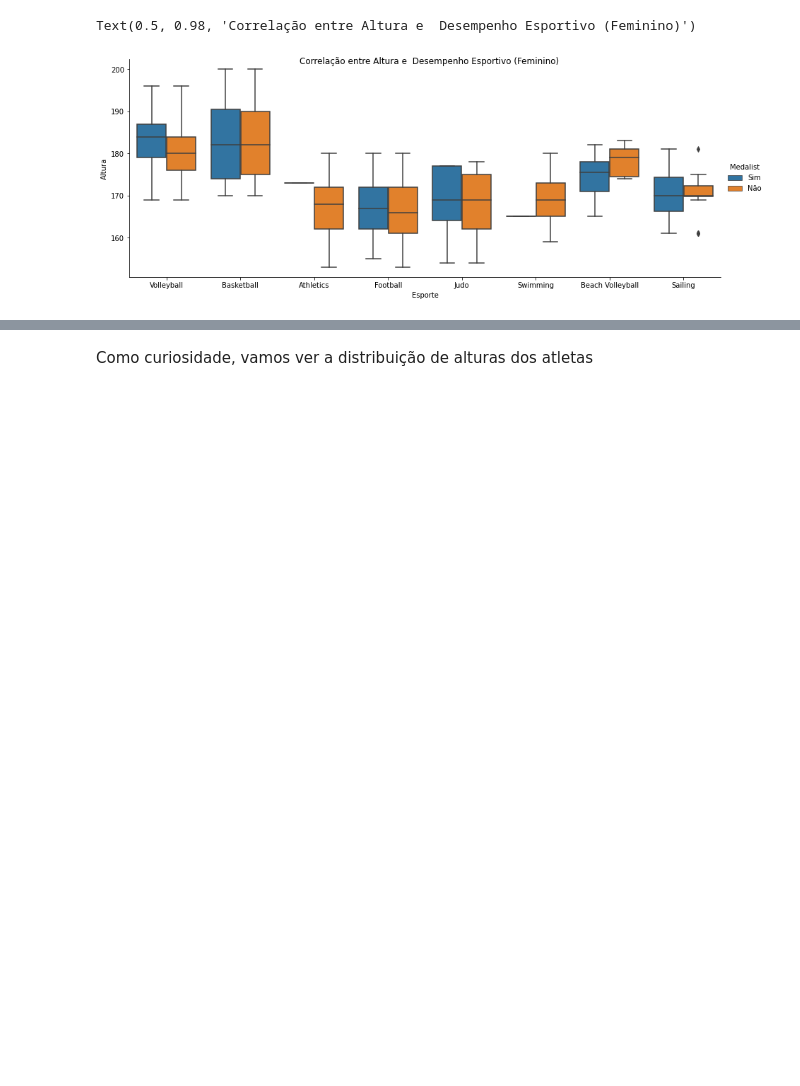
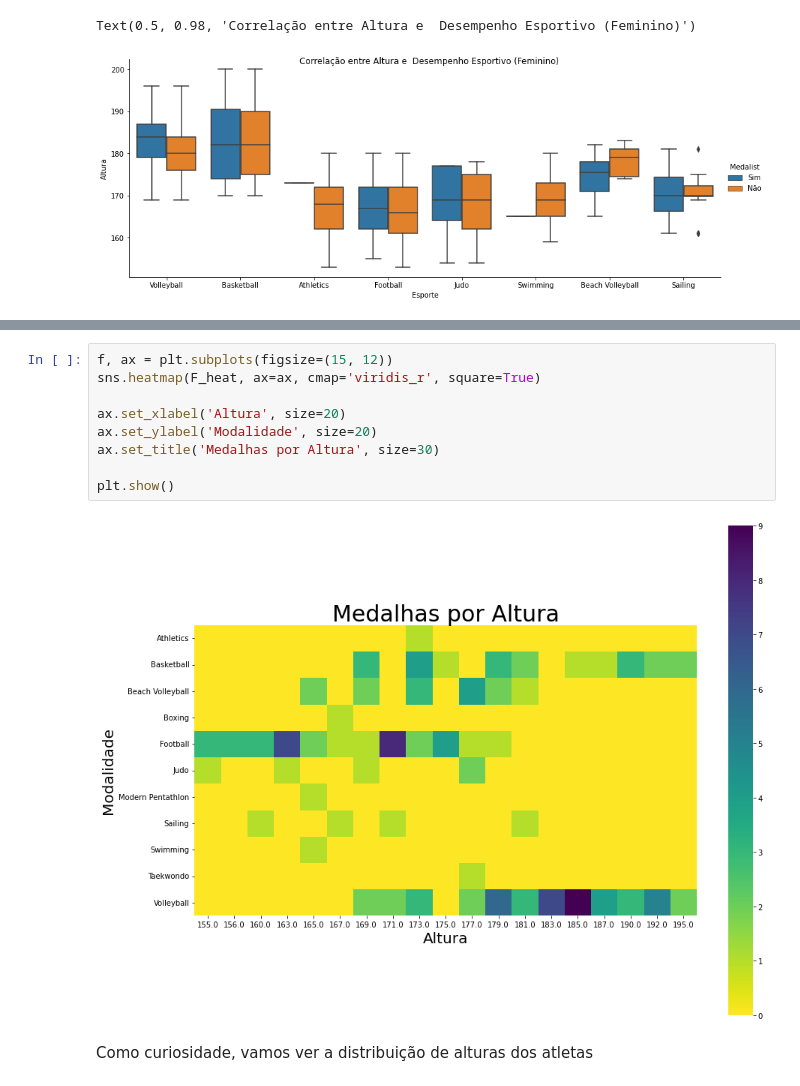
Before and after one commit to vmendes93/projeto_final_modulo_5, a Jupyter notebook: Projeto Final.ipynb, the cells around one changed output, grey strips where cells are left out. Cells and saved outputs as stored; diff of their text form; blank space fills up the shorter version.

```diff
--- a/Projeto Final.ipynb
+++ b/Projeto Final.ipynb
@@ -248,3 +354,14 @@ Text(0.5, 0.98, 'Correlação entre Altura e  Desempenho Esportivo (Feminino)')
+# %%
+f, ax = plt.subplots(figsize=(15, 12))
+sns.heatmap(F_heat, ax=ax, cmap='viridis_r', square=True)
+
+ax.set_xlabel('Altura', size=20)
+ax.set_ylabel('Modalidade', size=20)
+ax.set_title('Medalhas por Altura', size=30)
+
+plt.show()
+# %% [output]
+[figure, added]
 # %% [markdown]
 Como curiosidade, vamos ver a distribuição de alturas dos atletas
 # %%
```
Also changed, not shown: parts of 16 cells of this notebook.
